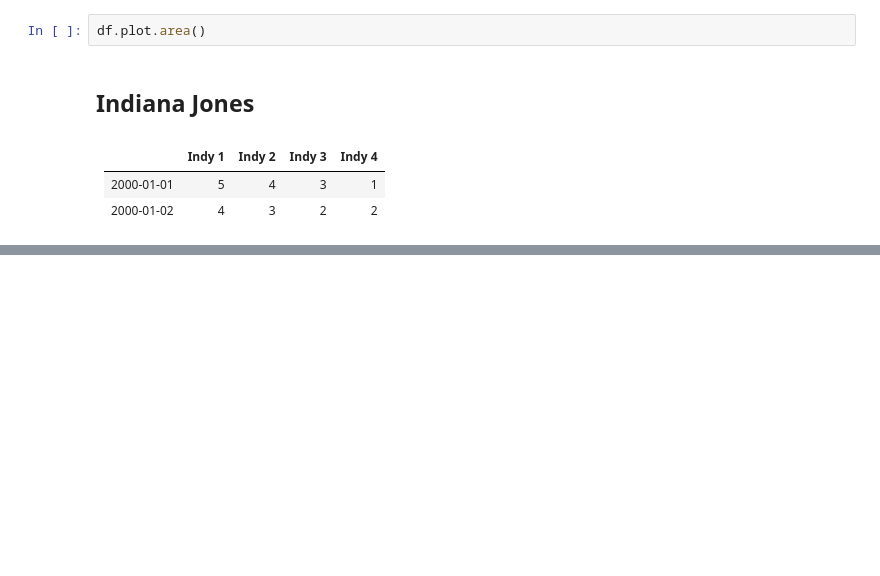
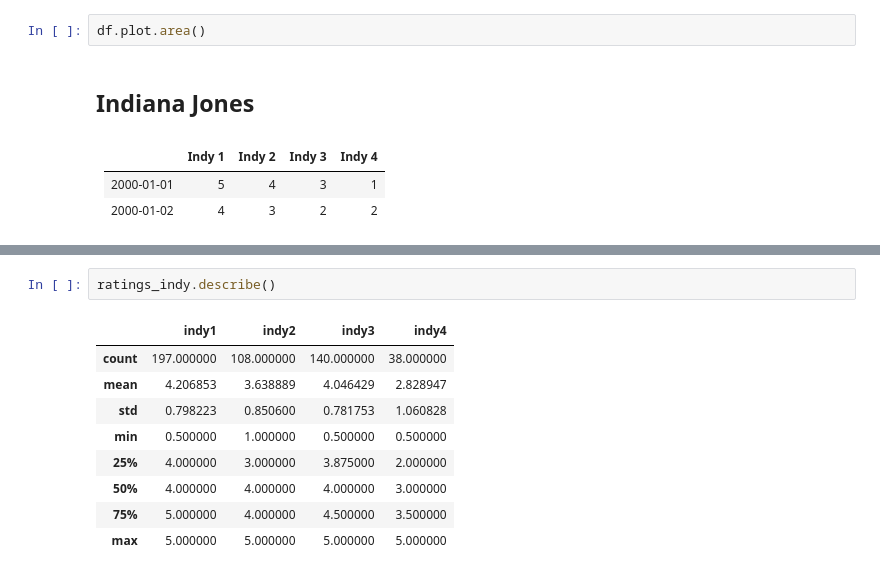
Before and after one commit to bletvaska/pandas-101, a Jupyter notebook: day.5.ipynb, the cells around one changed output, grey strips where cells are left out. Saved outputs shown, nothing was run; the diff lists cells and outputs as text; blank space fills up the shorter version.

```diff
--- a/day.5.ipynb
+++ b/day.5.ipynb
@@ -117,0 +275,12 @@ df.plot.area()
+# %%
+ratings_indy.describe()
+# %% [output]
+|  | indy1 | indy2 | indy3 | indy4 |
+| count | 197.000000 | 108.000000 | 140.000000 | 38.000000 |
+| mean | 4.206853 | 3.638889 | 4.046429 | 2.828947 |
+| std | 0.798223 | 0.850600 | 0.781753 | 1.060828 |
+| min | 0.500000 | 1.000000 | 0.500000 | 0.500000 |
+| 25% | 4.000000 | 3.000000 | 3.875000 | 2.000000 |
+| 50% | 4.000000 | 4.000000 | 4.000000 | 3.000000 |
+| 75% | 5.000000 | 4.000000 | 4.500000 | 3.500000 |
+| max | 5.000000 | 5.000000 | 5.000000 | 5.000000 |
```
Also changed, not shown: parts of 19 cells of this notebook.
